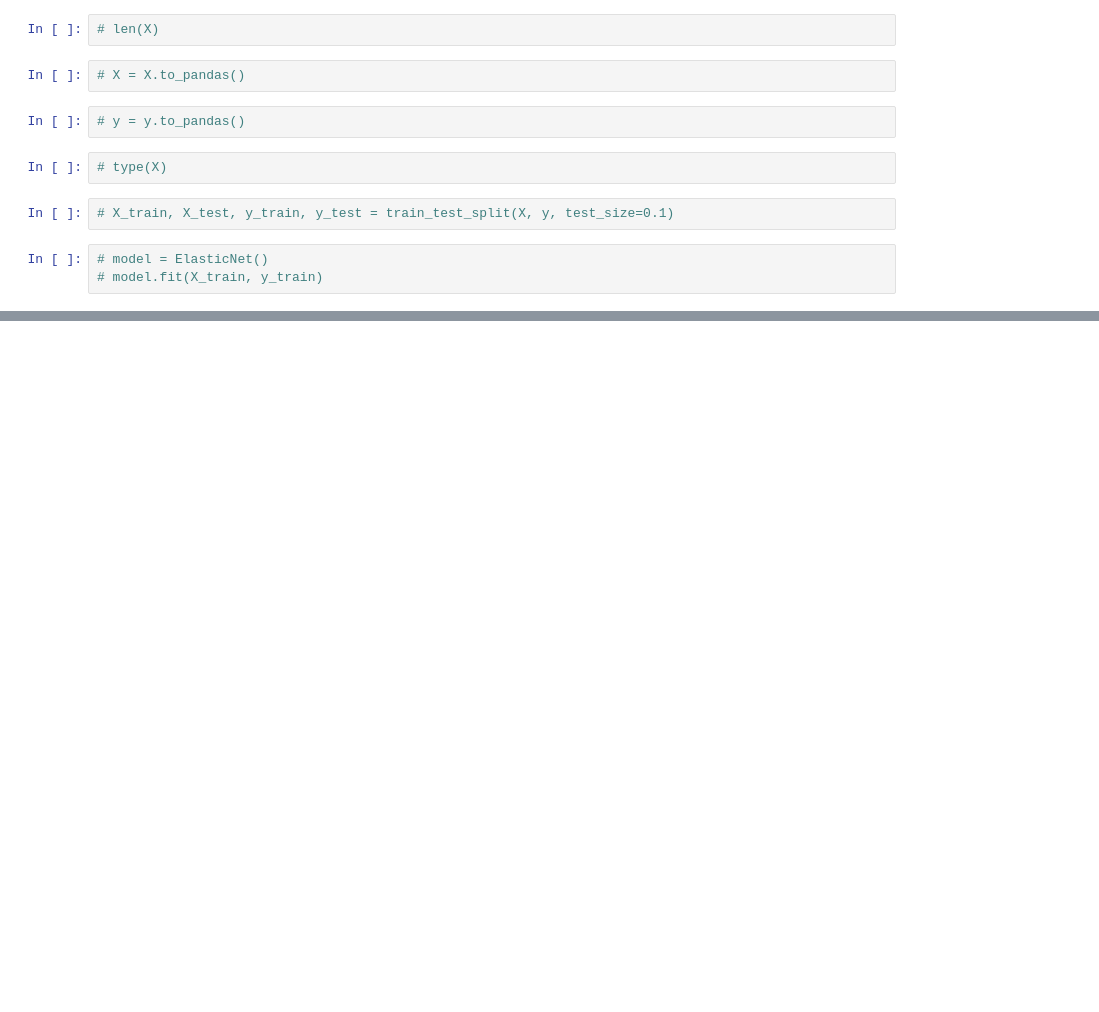
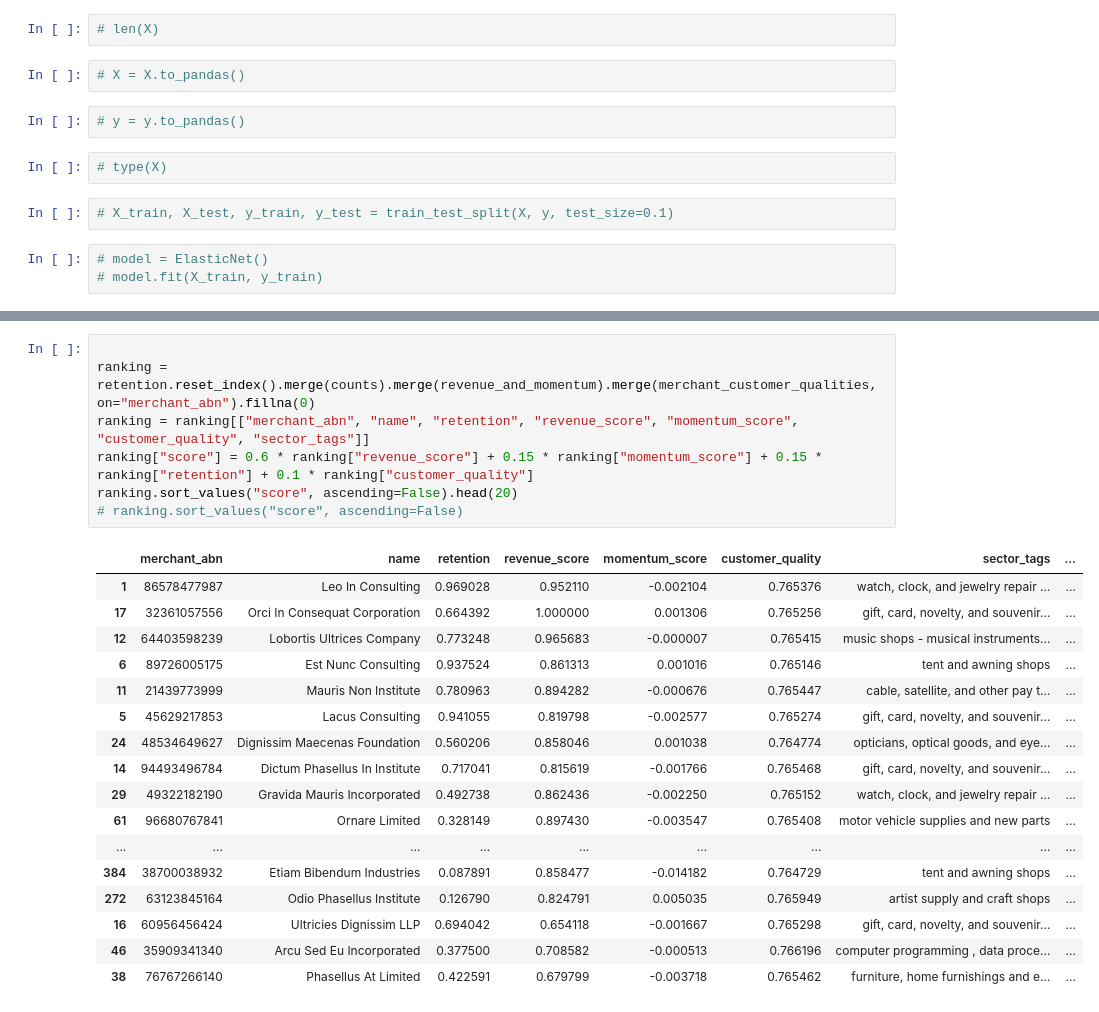
Before and after one commit to MAST30034-Applied-Data-Science/generic-buy-now-pay-later-project-group-17-adsb, a Jupyter notebook: notebooks/This is the model :( but with census features.ipynb, the cells around one changed output, grey strips where cells are left out. Cells and saved outputs as stored; diff of their text form; blank space fills up the shorter version.

Commit message:
did ranking stuff

```diff
--- a/notebooks/This is the model :( but with census features.ipynb
+++ b/notebooks/This is the model :( but with census features.ipynb
@@ -406,0 +405,25 @@ My sad attempts at trying to fix the model below
+# %%
+
+ranking = retention.reset_index().merge(counts).merge(revenue_and_momentum).merge(merchant_customer_qualities, on="merchant_abn").fillna(0)
+ranking = ranking[["merchant_abn", "name", "retention", "revenue_score", "momentum_score", "customer_quality", "sector_tags"]]
+ranking["score"] = 0.6 * ranking["revenue_score"] + 0.15 * ranking["momentum_score"] + 0.15 * ranking["retention"] + 0.1 * ranking["customer_quality"]
+ranking.sort_values("score", ascending=False).head(20)
+# ranking.sort_values("score", ascending=False)
+# %% [output]
+|  | merchant_abn | name | retention | revenue_score | momentum_score | customer_quality | sector_tags | ... |
+| 1 | 86578477987 | Leo In Consulting | 0.969028 | 0.952110 | -0.002104 | 0.765376 | watch, clock, and jewelry repair ... | ... |
+| 17 | 32361057556 | Orci In Consequat Corporation | 0.664392 | 1.000000 | 0.001306 | 0.765256 | gift, card, novelty, and souvenir... | ... |
+| 12 | 64403598239 | Lobortis Ultrices Company | 0.773248 | 0.965683 | -0.000007 | 0.765415 | music shops - musical instruments... | ... |
+| 6 | 89726005175 | Est Nunc Consulting | 0.937524 | 0.861313 | 0.001016 | 0.765146 | tent and awning shops | ... |
+| 11 | 21439773999 | Mauris Non Institute | 0.780963 | 0.894282 | -0.000676 | 0.765447 | cable, satellite, and other pay t... | ... |
+| 5 | 45629217853 | Lacus Consulting | 0.941055 | 0.819798 | -0.002577 | 0.765274 | gift, card, novelty, and souvenir... | ... |
+| 24 | 48534649627 | Dignissim Maecenas Foundation | 0.560206 | 0.858046 | 0.001038 | 0.764774 | opticians, optical goods, and eye... | ... |
+| 14 | 94493496784 | Dictum Phasellus In Institute | 0.717041 | 0.815619 | -0.001766 | 0.765468 | gift, card, novelty, and souvenir... | ... |
+| 29 | 49322182190 | Gravida Mauris Incorporated | 0.492738 | 0.862436 | -0.002250 | 0.765152 | watch, clock, and jewelry repair ... | ... |
+| 61 | 96680767841 | Ornare Limited | 0.328149 | 0.897430 | -0.003547 | 0.765408 | motor vehicle supplies and new parts | ... |
+| ... | ... | ... | ... | ... | ... | ... | ... | ... |
+| 384 | 38700038932 | Etiam Bibendum Industries | 0.087891 | 0.858477 | -0.014182 | 0.764729 | tent and awning shops | ... |
+| 272 | 63123845164 | Odio Phasellus Institute | 0.126790 | 0.824791 | 0.005035 | 0.765949 | artist supply and craft shops | ... |
+| 16 | 60956456424 | Ultricies Dignissim LLP | 0.694042 | 0.654118 | -0.001667 | 0.765298 | gift, card, novelty, and souvenir... | ... |
+| 46 | 35909341340 | Arcu Sed Eu Incorporated | 0.377500 | 0.708582 | -0.000513 | 0.766196 | computer programming , data proce... | ... |
+| 38 | 76767266140 | Phasellus At Limited | 0.422591 | 0.679799 | -0.003718 | 0.765462 | furniture, home furnishings and e... | ... |
```
Also changed, not shown: parts of 29 cells of this notebook, 2 other files.
